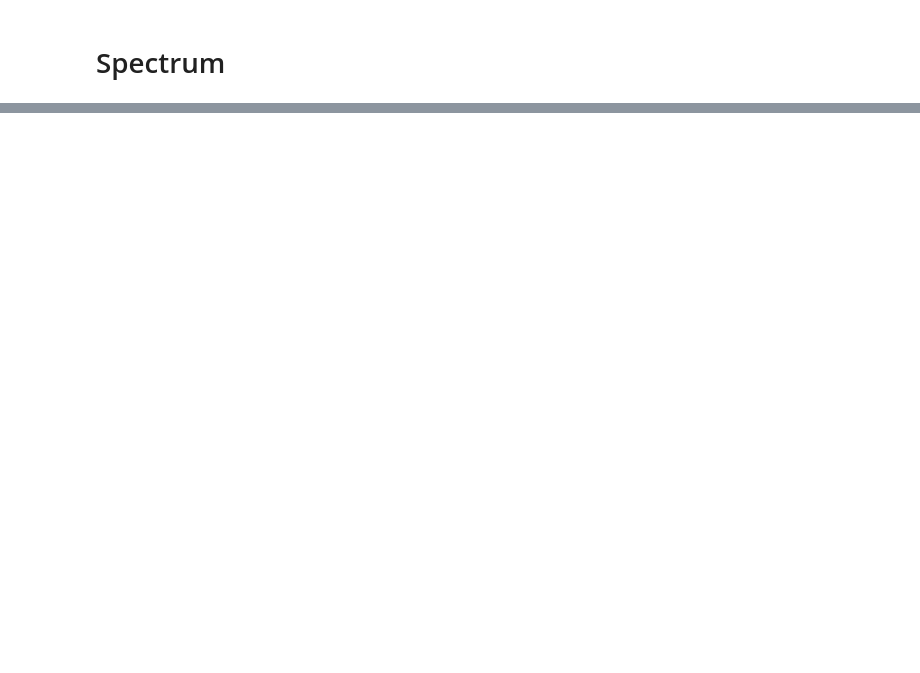
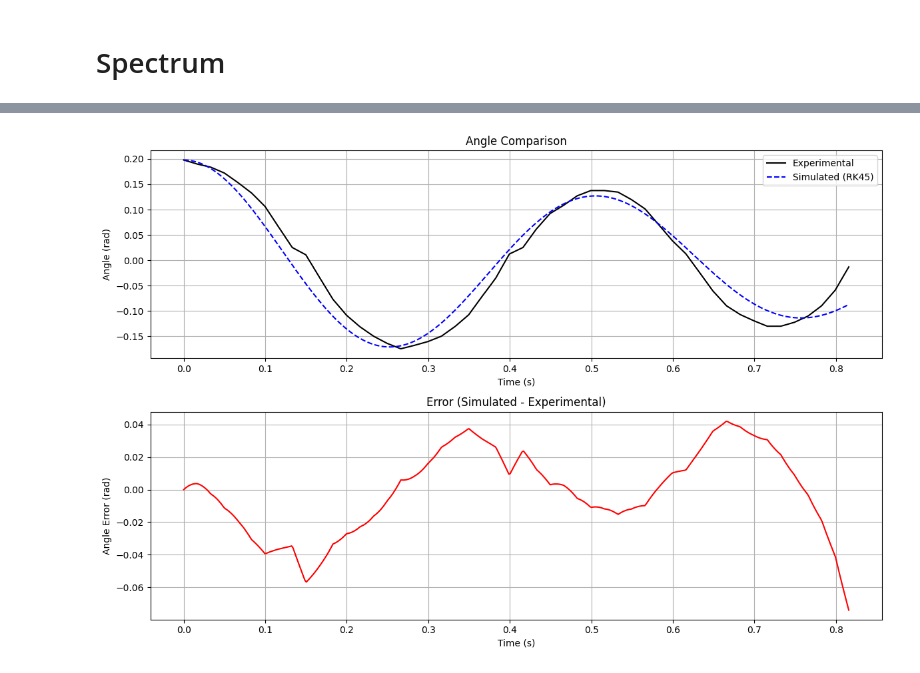
Before and after one commit to Julian-L-Avila/Modell-Physik-2025-1, a Jupyter notebook: Rocker/rocker.sync.ipynb, the cells around one changed output, grey strips where cells are left out. Saved outputs shown, nothing was run; the diff lists cells and outputs as text; code cells hidden in the pictures; blank space fills up the shorter version.

```diff
--- a/Rocker/rocker.sync.ipynb
+++ b/Rocker/rocker.sync.ipynb
@@ -338,0 +597,92 @@ VBox(children=(FloatSlider(value=1.0, description='Mass (kg)', max=10.0, min=0.1
+# %%
+import numpy as np
+import pandas as pd
+import matplotlib.pyplot as plt
+from scipy.integrate import solve_ivp
+from scipy import optimize
+
+g = 981
+
+def system_dynamics(t, y, m, r, alpha, beta, J):
+    angle, angular_velocity = y
+    torque = -m * g * r * np.cos(alpha + angle) - beta * angular_velocity
+    return angular_velocity, torque / J
+
+def solve_motion(a, b, y0, m, r, alpha, beta, J):
+    t_span = np.linspace(a, b, 500)
+    sol = solve_ivp(
+        system_dynamics,
+        (a, b),
+        y0,
+        t_eval=t_span,
+        method='RK45',
+        args=(m, r, alpha, beta, J)
+    )
+    return sol.t, sol.y[0], sol.y[1]
+
+df = pd.read_csv('./data/003-data.tsv', sep='\t', header=None, names=['time', 'angle'])
+df['angle'] = np.radians(df['angle'])
+
+def cost_function(params):
+    m, r, alpha_deg, beta, J = params
+    a, b = float(df['time'].iloc[0]), float(df['time'].iloc[-1])
+    alpha = np.radians(alpha_deg)
+    initial_angle = df['angle'].iloc[0]
+    initial_velocity = 0.0
+    y0 = (initial_angle, initial_velocity)
+
+    t_sim, y_sim, _ = solve_motion(a, b, y0, m, r, alpha, beta, J)
+    angle_exp = np.interp(t_sim, df['time'], df['angle'])
+
+    error = y_sim - angle_exp
+    return np.sum(error**2)
+
+def fit_parameters():
+    initial_guess = [1.0, 0.5, 0.0, 0.1, 1.0]
+
+    bounds = [(0.1, 10.0),  # mass
+              (0.1, 5.0),   # radius
+              (-180, 180),  # alpha (degrees)
+              (0.0, 5.0),   # damping
+              (0.1, 10.0)]  # inertia
+
+    result = optimize.minimize(cost_function, initial_guess, bounds=bounds, method='L-BFGS-B')
+
+    optimal_params = result.x
+    return optimal_params
+
+def plot_with_experiment(m, r, alpha_deg, beta, J):
+    a, b = float(df['time'].iloc[0]), float(df['time'].iloc[-1])
+    alpha = np.radians(alpha_deg)
+    initial_angle = df['angle'].iloc[0]
+    initial_velocity = 0.0
+    y0 = (initial_angle, initial_velocity)
+
+    t_sim, y_sim, _ = solve_motion(a, b, y0, m, r, alpha, beta, J)
+    angle_exp = np.interp(t_sim, df['time'], df['angle'])
+
+    fig, axs = plt.subplots(2, 1, figsize=(12, 8))
+
+    axs[0].plot(df['time'], df['angle'], label='Experimental', color='black')
+    axs[0].plot(t_sim, y_sim, label='Simulated (RK45)', color='blue', linestyle='--')
+    axs[0].set_title('Angle Comparison')
+    axs[0].set_xlabel('Time (s)')
+    axs[0].set_ylabel('Angle (rad)')
+    axs[0].legend()
+    axs[0].grid(True)
+
+    axs[1].plot(t_sim, y_sim - angle_exp, color='red')
+    axs[1].set_title('Error (Simulated - Experimental)')
+    axs[1].set_xlabel('Time (s)')
+    axs[1].set_ylabel('Angle Error (rad)')
+    axs[1].grid(True)
+
+    fig.tight_layout()
+    plt.show()
+
+optimal_params = fit_parameters()
+print(f"Optimal parameters: Mass = {optimal_params[0]:.2f} , Radius = {optimal_params[1]:.2f} , "
+      f"Alpha = {optimal_params[2]:.2f} deg, Damping = {optimal_params[3]:.2f}, Inertia = {optimal_params[4]:.2f}")
+
+plot_with_experiment(*optimal_params)
+# %% [output]
@@ -338,0 +690 @@ VBox(children=(FloatSlider(value=1.0, description='Mass (kg)', max=10.0, min=0.1
+[figure, added]
```
Also changed, not shown: parts of 8 cells of this notebook, 1 other file.
